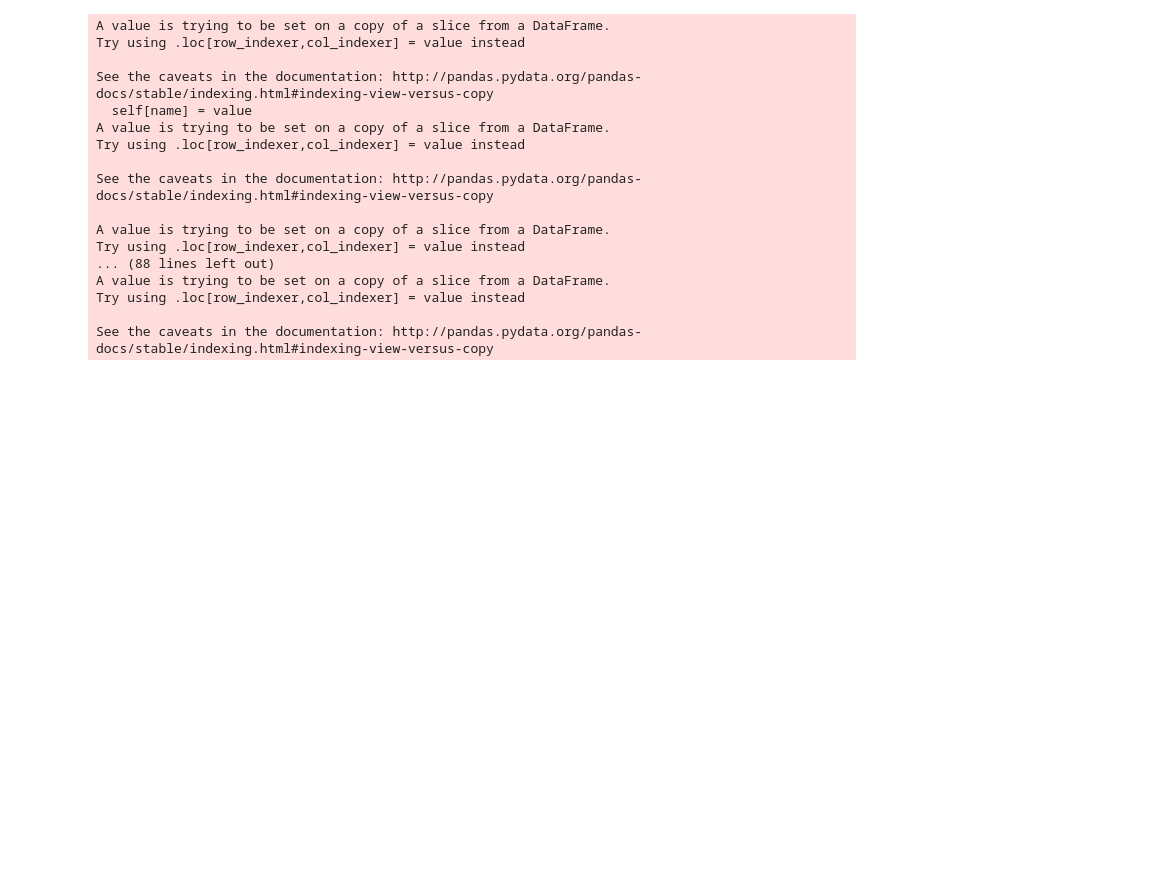
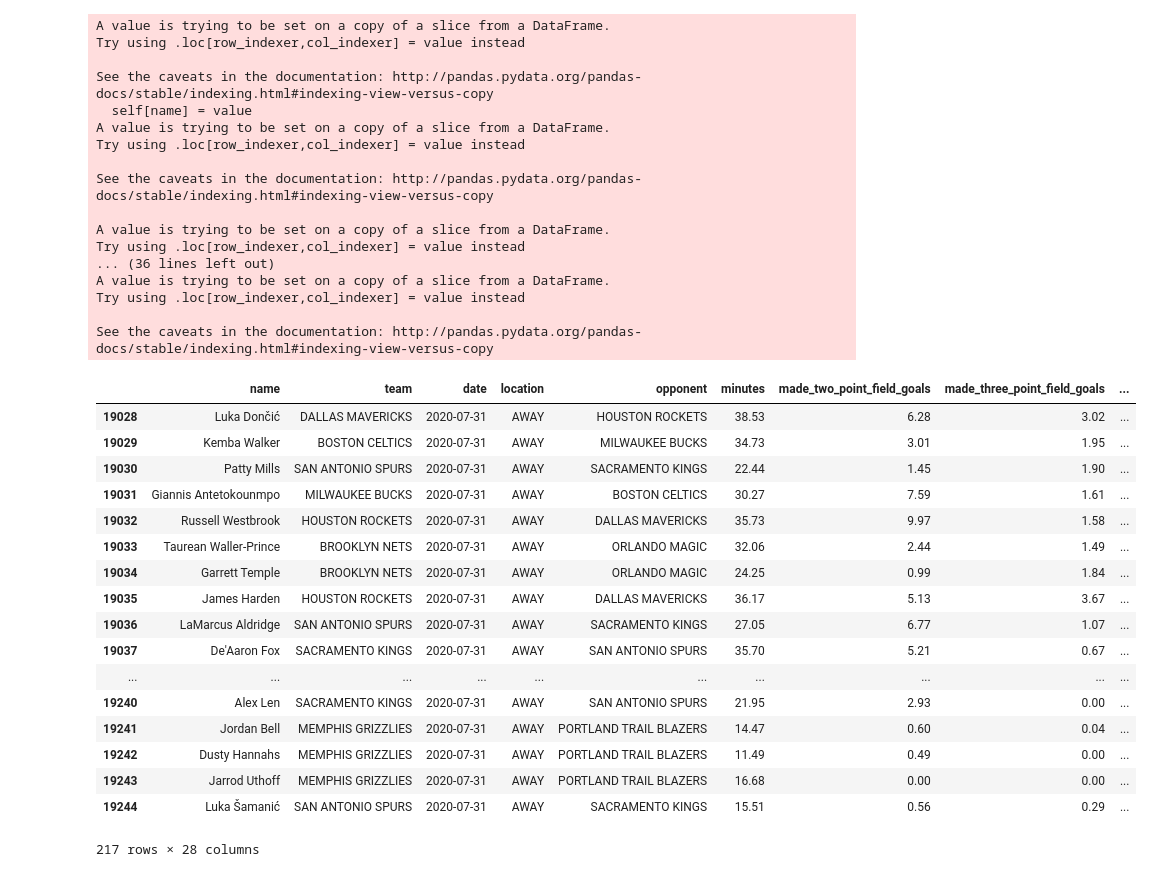
Before and after one commit to Shaviv-Hoffman-Lowitz/Sports-Analytics-Group-at-Berkeley-Machine-Learning-Project, a Jupyter notebook: final_model.ipynb, the cells around one changed output. Cells and saved outputs as stored; diff of their text form; code cells hidden in the pictures; blank space fills up the shorter version.

```diff
--- a/final_model.ipynb
+++ b/final_model.ipynb
@@ -24,13 +27,16 @@ from draft_kings.client import available_players
 from draft_kings.client import draft_group_details
 from draft_kings.client import draftables
 # %%
+months_and_years = [(11, 2016), (12, 2016), (1, 2017), (2, 2017), (3, 2017), (11, 2017), (12, 2017), (1, 2018), (2, 2018), (3, 2018), (11, 2018), (12, 2018), (1, 2019), (2, 2019), (3, 2019), (11, 2019), (12, 2019), (1, 2020), (2, 2020), (3, 2020), (7, 2020)]
+
+
 def scrape_bbref_data():
-    for m, y in [(11, 2019), (12, 2019), (1, 2020), (2, 2020), (3, 2020)]:
+    for m, y in months_and_years:
         if m == 2:
             for d in range(1, 30):
                 file_name = "./AllCSVs/{0}_{1}_{2}_box_scores.csv".format(m, d, y)
                 client.player_box_scores(day=d, month=m, year=y, output_type=OutputType.CSV, output_file_path=file_name)
-        elif m == 11:
+        elif m in [4, 11]:
             for d in range(1, 31):
                 file_name = "./AllCSVs/{0}_{1}_{2}_box_scores.csv".format(m, d, y)
                 client.player_box_scores(day=d, month=m, year=y, output_type=OutputType.CSV, output_file_path=file_name)
@@ -38,11 +44,11 @@ def scrape_bbref_data():
             for d in range(1, 32):
                 file_name = "./AllCSVs/{0}_{1}_{2}_box_scores.csv".format(m, d, y)
                 client.player_box_scores(day=d, month=m, year=y, output_type=OutputType.CSV, output_file_path=file_name)
-scrape_bbref_data()
+#scrape_bbref_data()
 # %%
 def load_bbref_data():
     all_tables = []
-    for m, y in [(11, 2019), (12, 2019), (1, 2020), (2, 2020), (3, 2020)]:
+    for m, y in months_and_years:
         if m == 2:
             for d in range(1, 30):
                 file_name = "./AllCSVs/{0}_{1}_{2}_box_scores.csv".format(m, d, y)
@@ -52,7 +58,7 @@ def load_bbref_data():
                 table["Date"] = dates
                 all_tables.append(table)
 
-        elif m == 11:
+        elif m in [4, 11]:
             for d in range(1, 31):
                 file_name = "./AllCSVs/{0}_{1}_{2}_box_scores.csv".format(m, d, y)
                 table  = pd.read_csv(file_name)
@@ -374,7 +380,7 @@ def statline_output(player_box_scores, input_statistics):
     assist_model = RidgeCV().fit(predictors_8_9, assists)
     rebound_model = RidgeCV().fit(predictors_8_9, rebounds)
     turnover_model = RidgeCV().fit(predictors_8_9, turnovers)
-    second_model = RidgeCV().fit(predictors_8_9, seconds)
+    second_model = GradientBoostingRegressor().fit(predictors_8_9, seconds)
     steal_model = RidgeCV().fit(predictors_8_9, steals)
 
 
@@ -705,35 +711,51 @@ def predict_unplayed_games(start_date, game_date):
     relevant_players.opponent = [matchup_lookup(matchups, t) for t in relevant_players.team]
     augmented_box_scores = available_box_scores.append(relevant_players)
     augmented_box_scores.index = range(augmented_box_scores.shape[0])
     predicted_statlines = statline_output(augmented_box_scores, input_statistics)
     statlines_on_date = predicted_statlines[predicted_statlines.date.str.contains(tstr)]
     statlines_on_date['projected_points'] = [round(float(get_points(statlines_on_date[statlines_on_date["name"] == player_name])[0]), 2) for player_name in statlines_on_date.name]
     statlines_on_date['projected_points_draftkings'] = [round(float(get_draftkings_points(statlines_on_date[statlines_on_date["name"] == player_name])[0]), 2) for player_name in statlines_on_date.name]
     statlines_on_date['projected_value'] = [round(float(get_points(statlines_on_date[statlines_on_date["name"] == player_name])[1])) for player_name in statlines_on_date.name]
     statlines_on_date['projected_value_draftkings'] = [round(float(get_draftkings_points(statlines_on_date[statlines_on_date["name"] == player_name])[1])) for player_name in statlines_on_date.name]
     output_filename = './AllCSVs/predictions_for_' + mstr + "_" + dstr + "_" + str(game_date.year) + "_unplayed.csv"
     statlines_on_date.to_csv(output_filename)
     return statlines_on_date
 
-july_30_predictions = predict_unplayed_games(datetime(2020, 1, 2), datetime(2020, 7, 30))
-# # july_30_predictions
-july_31_predictions = predict_unplayed_games(datetime(2020, 1, 2), datetime(2020, 7, 31))
-# july_31_predictions
+july_31_predictions = predict_unplayed_games(datetime(2019, 11, 1), datetime(2020, 7, 31))
+july_31_predictions
 # %% [output]
 A value is trying to be set on a copy of a slice from a DataFrame.
 Try using .loc[row_indexer,col_indexer] = value instead
 
 See the caveats in the documentation: http://pandas.pydata.org/pandas-docs/stable/indexing.html#indexing-view-versus-copy
   self[name] = value
 A value is trying to be set on a copy of a slice from a DataFrame.
 Try using .loc[row_indexer,col_indexer] = value instead
 
 See the caveats in the documentation: http://pandas.pydata.org/pandas-docs/stable/indexing.html#indexing-view-versus-copy
 
 A value is trying to be set on a copy of a slice from a DataFrame.
 Try using .loc[row_indexer,col_indexer] = value instead
-... (88 lines left out)
+... (36 lines left out)
 A value is trying to be set on a copy of a slice from a DataFrame.
 Try using .loc[row_indexer,col_indexer] = value instead
 
 See the caveats in the documentation: http://pandas.pydata.org/pandas-docs/stable/indexing.html#indexing-view-versus-copy
+|  | name | team | date | location | opponent | minutes | made_two_point_field_goals | made_three_point_field_goals | ... |
+| 19028 | Luka Dončić | DALLAS MAVERICKS | 2020-07-31 | AWAY | HOUSTON ROCKETS | 38.53 | 6.28 | 3.02 | ... |
+| 19029 | Kemba Walker | BOSTON CELTICS | 2020-07-31 | AWAY | MILWAUKEE BUCKS | 34.73 | 3.01 | 1.95 | ... |
+| 19030 | Patty Mills | SAN ANTONIO SPURS | 2020-07-31 | AWAY | SACRAMENTO KINGS | 22.44 | 1.45 | 1.90 | ... |
+| 19031 | Giannis Antetokounmpo | MILWAUKEE BUCKS | 2020-07-31 | AWAY | BOSTON CELTICS | 30.27 | 7.59 | 1.61 | ... |
+| 19032 | Russell Westbrook | HOUSTON ROCKETS | 2020-07-31 | AWAY | DALLAS MAVERICKS | 35.73 | 9.97 | 1.58 | ... |
+| 19033 | Taurean Waller-Prince | BROOKLYN NETS | 2020-07-31 | AWAY | ORLANDO MAGIC | 32.06 | 2.44 | 1.49 | ... |
+| 19034 | Garrett Temple | BROOKLYN NETS | 2020-07-31 | AWAY | ORLANDO MAGIC | 24.25 | 0.99 | 1.84 | ... |
+| 19035 | James Harden | HOUSTON ROCKETS | 2020-07-31 | AWAY | DALLAS MAVERICKS | 36.17 | 5.13 | 3.67 | ... |
+| 19036 | LaMarcus Aldridge | SAN ANTONIO SPURS | 2020-07-31 | AWAY | SACRAMENTO KINGS | 27.05 | 6.77 | 1.07 | ... |
+| 19037 | De'Aaron Fox | SACRAMENTO KINGS | 2020-07-31 | AWAY | SAN ANTONIO SPURS | 35.70 | 5.21 | 0.67 | ... |
+| ... | ... | ... | ... | ... | ... | ... | ... | ... | ... |
+| 19240 | Alex Len | SACRAMENTO KINGS | 2020-07-31 | AWAY | SAN ANTONIO SPURS | 21.95 | 2.93 | 0.00 | ... |
+| 19241 | Jordan Bell | MEMPHIS GRIZZLIES | 2020-07-31 | AWAY | PORTLAND TRAIL BLAZERS | 14.47 | 0.60 | 0.04 | ... |
+| 19242 | Dusty Hannahs | MEMPHIS GRIZZLIES | 2020-07-31 | AWAY | PORTLAND TRAIL BLAZERS | 11.49 | 0.49 | 0.00 | ... |
+| 19243 | Jarrod Uthoff | MEMPHIS GRIZZLIES | 2020-07-31 | AWAY | PORTLAND TRAIL BLAZERS | 16.68 | 0.00 | 0.00 | ... |
+| 19244 | Luka Šamanić | SAN ANTONIO SPURS | 2020-07-31 | AWAY | SACRAMENTO KINGS | 15.51 | 0.56 | 0.29 | ... |
+217 rows × 28 columns
```
Also changed, not shown: parts of 6 cells of this notebook, 25 other files.
